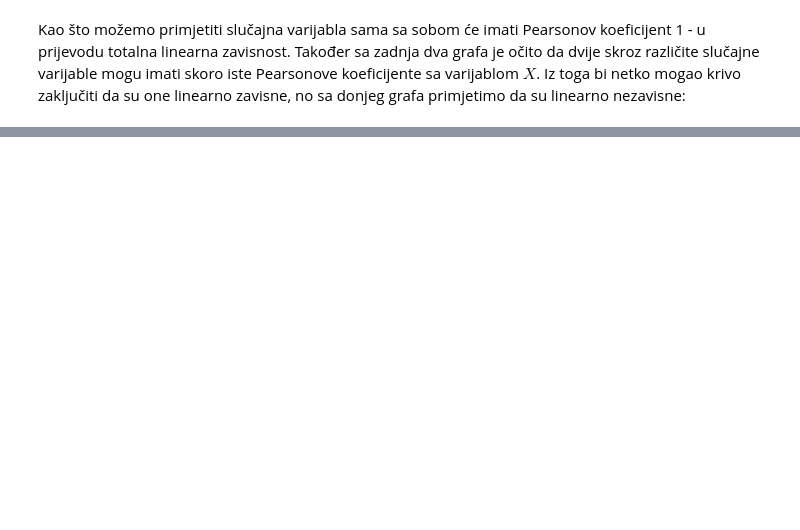
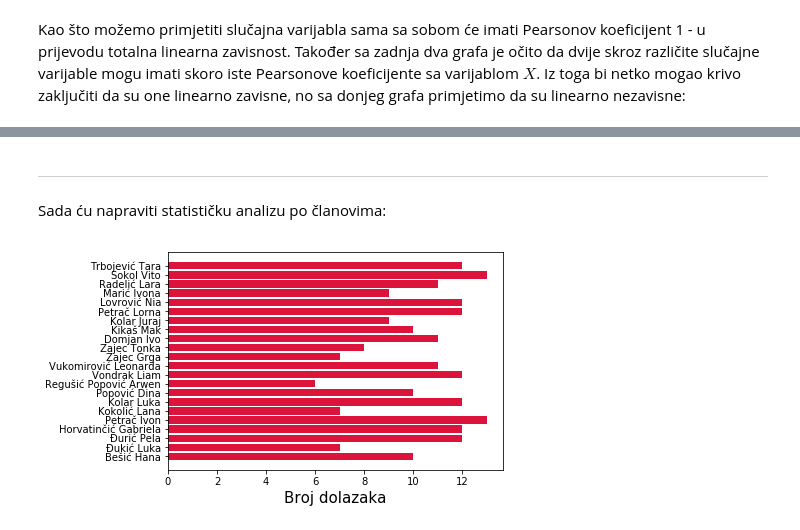
Before and after one commit to babjank/MS, a Jupyter notebook: Zadaca1.ipynb, the cells around one changed output, grey strips where cells are left out. Saved outputs shown, nothing was run; the diff lists cells and outputs as text; code cells hidden in the pictures; blank space fills up the shorter version.

```diff
--- a/Zadaca1.ipynb
+++ b/Zadaca1.ipynb
@@ -458,0 +599,30 @@ plt.show()
+# %% [markdown]
+--------------------------------------------
+Sada ću napraviti statističku analizu po članovima:
+# %%
+podaci_z =[]
+for i in range(1,23):
+    tablica=[]
+    for j in range(1,14):
+        podatak_z = sheet.cell_value(i, j)
+        tablica.append(podatak_z)
+    podaci_z.append(tablica)
+# %%
+N=22
+t=[i+1 for i in range (N)]
+
+fig, ax = plt.subplots()
+
+broj_dolazaka = [np.sum(podaci_z[k]) for k in range(N)]
+
+ax.barh(t, broj_dolazaka, color='crimson')
+
+yn = [i+1 for i in range(N)]
+ax.set_yticks(yn)
+ax.set_yticklabels(članovi, fontsize=10)
+
+plt.xlabel('Broj dolazaka', fontsize=15)
+
+plt.show()
+# %% [output]
+[figure, added]
```
Also changed, not shown: parts of 18 cells of this notebook, 1 other file.
